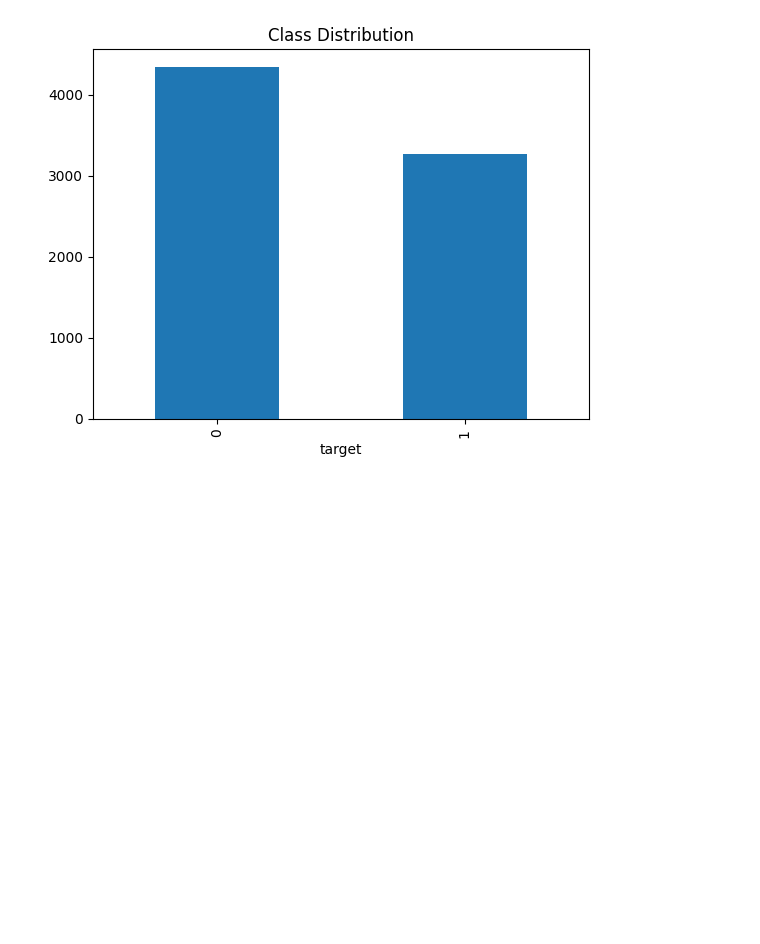
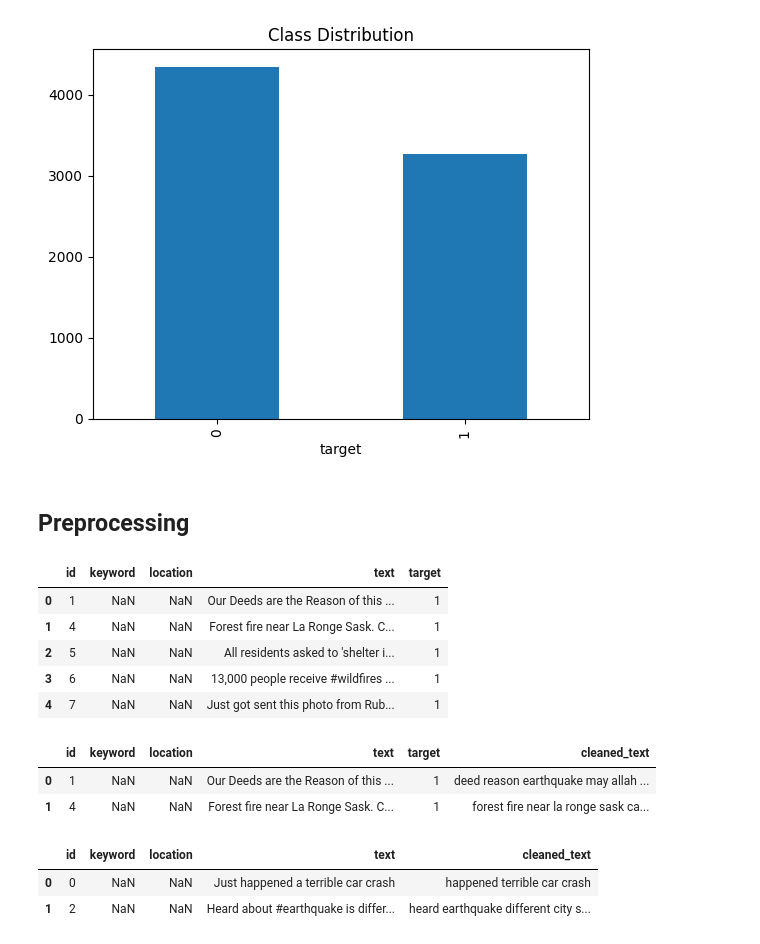
Before and after one commit to pranav9877/Pranav, a Jupyter notebook: DataCleaning1.ipynb, the cells around one changed output. Saved outputs shown, nothing was run; the diff lists cells and outputs as text; code cells hidden in the pictures; blank space fills up the shorter version.

```diff
--- a/DataCleaning1.ipynb
+++ b/DataCleaning1.ipynb
@@ -70,3 +70,5 @@ target
 Name: count, dtype: int64
 <Axes: title={'center': 'Class Distribution'}, xlabel='target'>
 [figure]
+# %% [markdown]
+## Preprocessing
@@ -72,0 +96,9 @@ Name: count, dtype: int64
+# %%
+df_train.head()
+# %% [output]
+|  | id | keyword | location | text | target |
+| 0 | 1 | NaN | NaN | Our Deeds are the Reason of this ... | 1 |
+| 1 | 4 | NaN | NaN | Forest fire near La Ronge Sask. C... | 1 |
+| 2 | 5 | NaN | NaN | All residents asked to 'shelter i... | 1 |
+| 3 | 6 | NaN | NaN | 13,000 people receive #wildfires ... | 1 |
+| 4 | 7 | NaN | NaN | Just got sent this photo from Rub... | 1 |
@@ -72,0 +108,12 @@ Name: count, dtype: int64
+# %%
+df_train.head(2)
+# %% [output]
+|  | id | keyword | location | text | target | cleaned_text |
+| 0 | 1 | NaN | NaN | Our Deeds are the Reason of this ... | 1 | deed reason earthquake may allah ... |
+| 1 | 4 | NaN | NaN | Forest fire near La Ronge Sask. C... | 1 | forest fire near la ronge sask ca... |
+# %%
+df_test.head(2)
+# %% [output]
+|  | id | keyword | location | text | cleaned_text |
+| 0 | 0 | NaN | NaN | Just happened a terrible car crash | happened terrible car crash |
+| 1 | 2 | NaN | NaN | Heard about #earthquake is differ... | heard earthquake different city s... |
```
Also changed, not shown: parts of 2 cells of this notebook.
